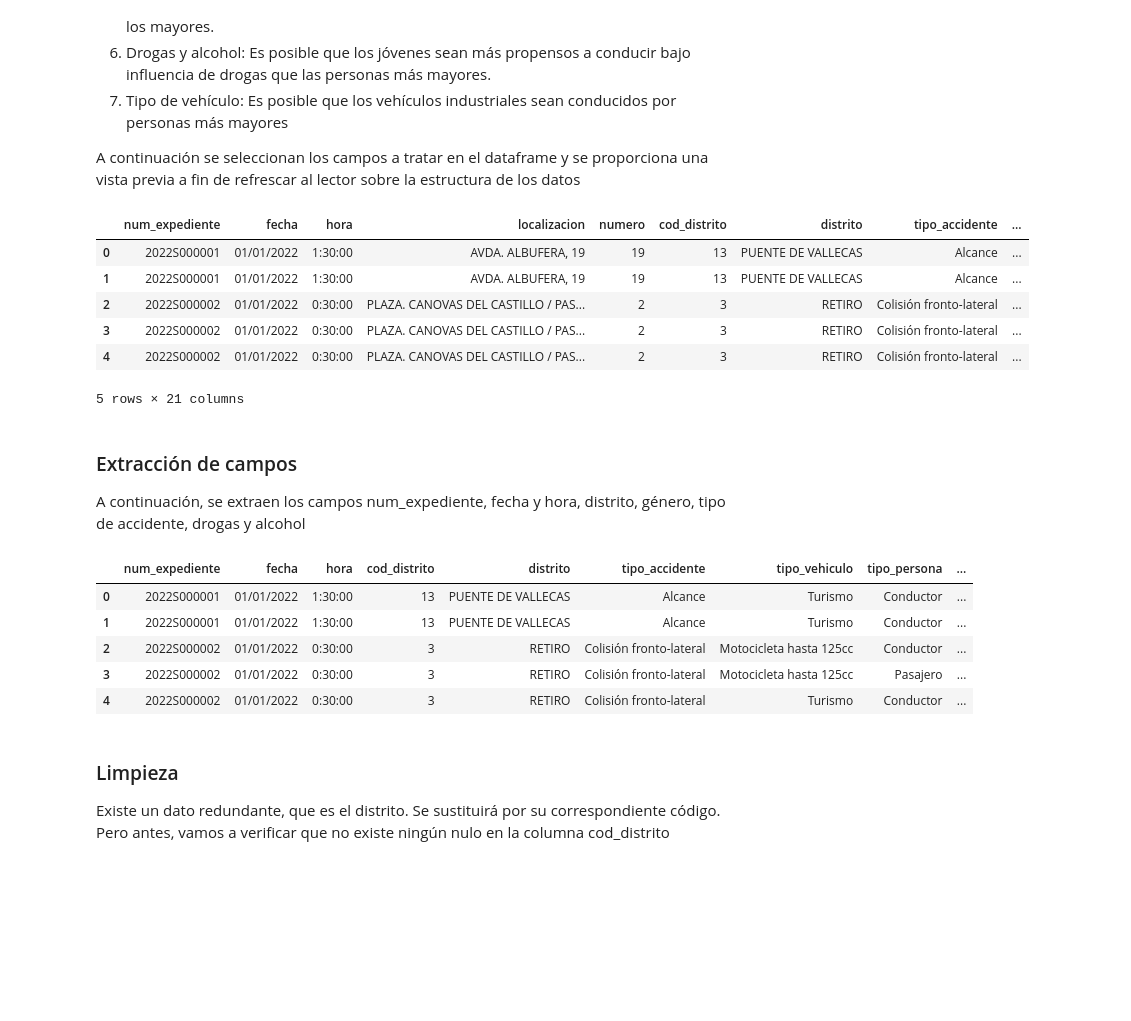
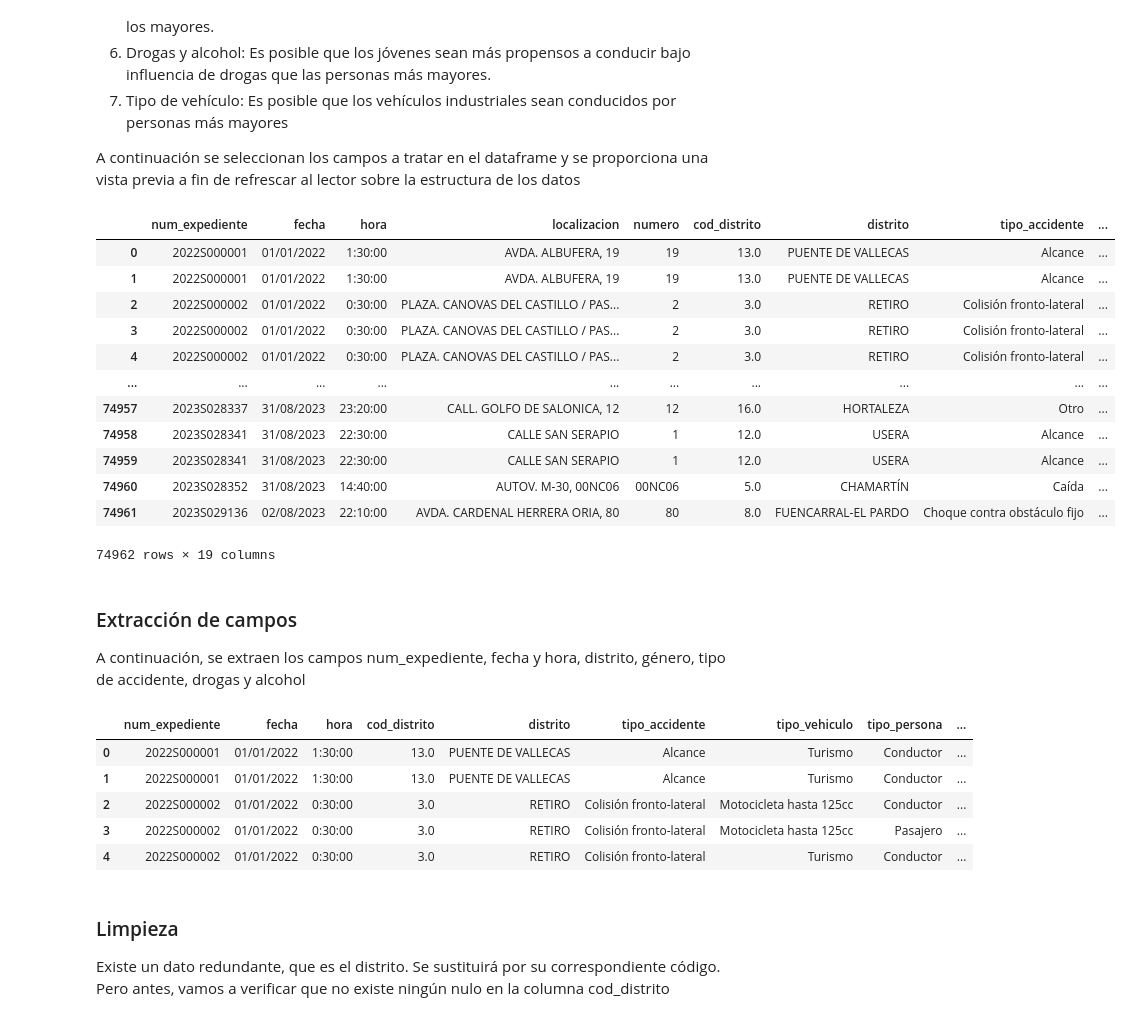
Before and after one commit to lucaramirezo/Traffic-Network-Transparency, a Jupyter notebook: L_Predicción_Edad_Conductor.ipynb, the cells around one changed output. Saved outputs shown, nothing was run; the diff lists cells and outputs as text; code cells hidden in the pictures; blank space fills up the shorter version.

```diff
--- a/L_Predicción_Edad_Conductor.ipynb
+++ b/L_Predicción_Edad_Conductor.ipynb
@@ -17,31 +17,40 @@ Para predecir el campo de la edad se tendrán en cuenta las siguientes variables
 A continuación se seleccionan los campos a tratar en el dataframe y se proporciona una vista previa a fin de refrescar al lector sobre la estructura de los datos
 # %%
 import pandas as pd
+import numpy as np
 from matplotlib.testing.jpl_units import day
 
-accidentes_2022 = pd.read_csv('./Datasets/2022_Accidentalidad.csv', sep = ';')
-accidentes_2022.head()
+accidentes_2022 = pd.read_csv('./Datasets/Data_Combinada.csv')
+accidentes_2022
 # %% [output]
 |  | num_expediente | fecha | hora | localizacion | numero | cod_distrito | distrito | tipo_accidente | ... |
-| 0 | 2022S000001 | 01/01/2022 | 1:30:00 | AVDA. ALBUFERA, 19 | 19 | 13 | PUENTE DE VALLECAS | Alcance | ... |
-| 1 | 2022S000001 | 01/01/2022 | 1:30:00 | AVDA. ALBUFERA, 19 | 19 | 13 | PUENTE DE VALLECAS | Alcance | ... |
-| 2 | 2022S000002 | 01/01/2022 | 0:30:00 | PLAZA. CANOVAS DEL CASTILLO / PAS... | 2 | 3 | RETIRO | Colisión fronto-lateral | ... |
-| 3 | 2022S000002 | 01/01/2022 | 0:30:00 | PLAZA. CANOVAS DEL CASTILLO / PAS... | 2 | 3 | RETIRO | Colisión fronto-lateral | ... |
-| 4 | 2022S000002 | 01/01/2022 | 0:30:00 | PLAZA. CANOVAS DEL CASTILLO / PAS... | 2 | 3 | RETIRO | Colisión fronto-lateral | ... |
+| 0 | 2022S000001 | 01/01/2022 | 1:30:00 | AVDA. ALBUFERA, 19 | 19 | 13.0 | PUENTE DE VALLECAS | Alcance | ... |
+| 1 | 2022S000001 | 01/01/2022 | 1:30:00 | AVDA. ALBUFERA, 19 | 19 | 13.0 | PUENTE DE VALLECAS | Alcance | ... |
+| 2 | 2022S000002 | 01/01/2022 | 0:30:00 | PLAZA. CANOVAS DEL CASTILLO / PAS... | 2 | 3.0 | RETIRO | Colisión fronto-lateral | ... |
+| 3 | 2022S000002 | 01/01/2022 | 0:30:00 | PLAZA. CANOVAS DEL CASTILLO / PAS... | 2 | 3.0 | RETIRO | Colisión fronto-lateral | ... |
+| 4 | 2022S000002 | 01/01/2022 | 0:30:00 | PLAZA. CANOVAS DEL CASTILLO / PAS... | 2 | 3.0 | RETIRO | Colisión fronto-lateral | ... |
+| ... | ... | ... | ... | ... | ... | ... | ... | ... | ... |
+| 74957 | 2023S028337 | 31/08/2023 | 23:20:00 | CALL. GOLFO DE SALONICA, 12 | 12 | 16.0 | HORTALEZA | Otro | ... |
+| 74958 | 2023S028341 | 31/08/2023 | 22:30:00 | CALLE SAN SERAPIO | 1 | 12.0 | USERA | Alcance | ... |
+| 74959 | 2023S028341 | 31/08/2023 | 22:30:00 | CALLE SAN SERAPIO | 1 | 12.0 | USERA | Alcance | ... |
+| 74960 | 2023S028352 | 31/08/2023 | 14:40:00 | AUTOV. M-30, 00NC06 | 00NC06 | 5.0 | CHAMARTÍN | Caída | ... |
+| 74961 | 2023S029136 | 02/08/2023 | 22:10:00 | AVDA. CARDENAL HERRERA ORIA, 80 | 80 | 8.0 | FUENCARRAL-EL PARDO | Choque contra obstáculo fijo | ... |
-5 rows × 21 columns
+74962 rows × 19 columns
 # %% [markdown]
 ### Extracción de campos
 A continuación, se extraen los campos num_expediente, fecha y hora, distrito, género, tipo de accidente, drogas y alcohol
 # %%
-df_2022 = accidentes_2022.drop(columns=['coordenada_x_utm', 'coordenada_y_utm', 'localizacion', 'numero', 'cod_lesividad', 'Unnamed: 19', 'Unnamed: 20', 'estado_meteorológico', 'lesividad'])
+df_2022 = accidentes_2022.drop(
+    columns=['coordenada_x_utm', 'coordenada_y_utm', 'localizacion', 'numero', 'cod_lesividad', 'estado_meteorológico',
+             'lesividad'])
 df_2022.head()
 # %% [output]
 |  | num_expediente | fecha | hora | cod_distrito | distrito | tipo_accidente | tipo_vehiculo | tipo_persona | ... |
-| 0 | 2022S000001 | 01/01/2022 | 1:30:00 | 13 | PUENTE DE VALLECAS | Alcance | Turismo | Conductor | ... |
-| 1 | 2022S000001 | 01/01/2022 | 1:30:00 | 13 | PUENTE DE VALLECAS | Alcance | Turismo | Conductor | ... |
-| 2 | 2022S000002 | 01/01/2022 | 0:30:00 | 3 | RETIRO | Colisión fronto-lateral | Motocicleta hasta 125cc | Conductor | ... |
-| 3 | 2022S000002 | 01/01/2022 | 0:30:00 | 3 | RETIRO | Colisión fronto-lateral | Motocicleta hasta 125cc | Pasajero | ... |
-| 4 | 2022S000002 | 01/01/2022 | 0:30:00 | 3 | RETIRO | Colisión fronto-lateral | Turismo | Conductor | ... |
+| 0 | 2022S000001 | 01/01/2022 | 1:30:00 | 13.0 | PUENTE DE VALLECAS | Alcance | Turismo | Conductor | ... |
+| 1 | 2022S000001 | 01/01/2022 | 1:30:00 | 13.0 | PUENTE DE VALLECAS | Alcance | Turismo | Conductor | ... |
+| 2 | 2022S000002 | 01/01/2022 | 0:30:00 | 3.0 | RETIRO | Colisión fronto-lateral | Motocicleta hasta 125cc | Conductor | ... |
+| 3 | 2022S000002 | 01/01/2022 | 0:30:00 | 3.0 | RETIRO | Colisión fronto-lateral | Motocicleta hasta 125cc | Pasajero | ... |
+| 4 | 2022S000002 | 01/01/2022 | 0:30:00 | 3.0 | RETIRO | Colisión fronto-lateral | Turismo | Conductor | ... |
 # %% [markdown]
 ### Limpieza
 Existe un dato redundante, que es el distrito. Se sustituirá por su correspondiente código. Pero antes, vamos a verificar que no existe ningún nulo en la columna cod_distrito
```
Also changed, not shown: parts of 48 cells of this notebook, 1 other file.
